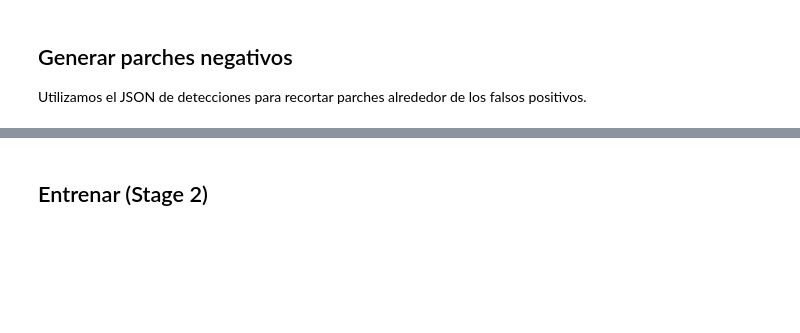
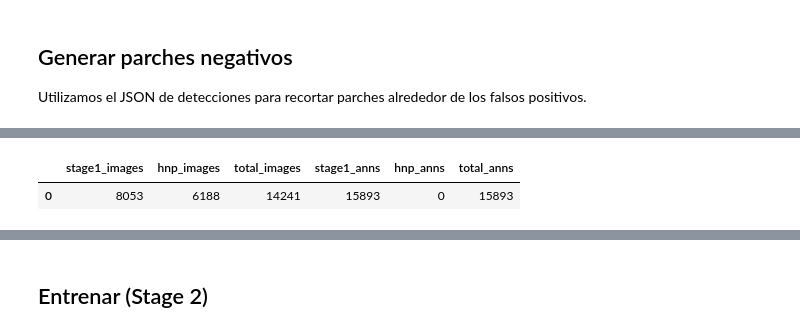
Before and after one commit to amir1226/animaldet, a Jupyter notebook: experiments/Notebooks/detr_train.ipynb, the cells around one changed output, grey strips where cells are left out. Drawn from its saved outputs; the diff is of its cells as text; code cells hidden in the pictures; blank space fills up the shorter version.

```diff
--- a/experiments/Notebooks/detr_train.ipynb
+++ b/experiments/Notebooks/detr_train.ipynb
@@ -36,7 +38,7 @@ INFO:albumentations.check_version:A new version of Albumentations is available:
 
 Ajusta las rutas a tus directorios de origen (imágenes completas + JSON COCO) y el destino donde quedarán los parches.
 # %%
-PATCH_SIZE = 384
+PATCH_SIZE = 560
 PATCH_OVERLAP = 160
 IMG_NORMALIZE_MEAN = [0.485, 0.456, 0.406]
 IMG_NORMALIZE_STD = [0.229, 0.224, 0.225]
@@ -316,13 +320,85 @@ hn_csv_path
 
 Utilizamos el JSON de detecciones para recortar parches alrededor de los falsos positivos.
 # %%
+# Preparar directorios para Stage 2
+stage2_train_dir = Path("data-large-detr-stage2/train")
+stage2_train_dir.mkdir(parents=True, exist_ok=True)
+
+# Copiar imágenes originales de Stage 1
+print("Copying original Stage 1 patches...")
+original_patches_dir = Path("data-large-detr/train")
+for pattern in ("*.jpg", "*.JPG"):
+    for src in original_patches_dir.glob(pattern):
+        dst = stage2_train_dir / src.name
+        if not dst.exists():
+            copy2(src, dst)
+
+# Cargar el JSON original de Stage 1
+original_json = Path("data-large-detr/train/_annotations.coco.json")
+original_coco = json.loads(original_json.read_text())
+original_filenames = {img["file_name"] for img in original_coco["images"]}
+
+print(f"\nStage 1 dataset: {len(original_coco['images'])} images, {len(original_coco['annotations'])} annotations")
+
+# Generar patches con el patcher (incluye TPs y FPs)
+print("\nGenerating patches from model predictions...")
+
 hnp_summary = generate_patch_dataset(
     images_dir=hn_cfg.data.train_root,
     json_file=hn_output_dir / hn_cfg.inference.detections_json,
-    output_dir=hn_cfg.patches.output_dir,
+    output_dir=stage2_train_dir,
     patch_width=hn_cfg.patches.patch_width,
     patch_height=hn_cfg.patches.patch_height,
     overlap=hn_cfg.patches.overlap,
     min_visibility=hn_cfg.patches.min_visibility,
 )
-pd.DataFrame([asdict(hnp_summary)])
+
+# Leer el JSON generado por el patcher
+hnp_json_path = stage2_train_dir / "_annotations.coco.json"
+hnp_coco = json.loads(hnp_json_path.read_text())
+
+# Filtrar: Solo patches NUEVOS (que no están en Stage 1) son HNP
+print("\nFiltering Hard Negative Patches (FPs)...")
+new_hnp_images = [img for img in hnp_coco["images"] if img["file_name"] not in original_filenames]
+
+print(f"  Total patches generated: {len(hnp_coco['images'])}")
+print(f"  Patches matching Stage 1 (TPs, skipped): {len(hnp_coco['images']) - len(new_hnp_images)}")
+print(f"  New Hard Negative Patches (FPs): {len(new_hnp_images)}")
+
+# Combinar: Stage 1 (con anotaciones) + HNP (sin anotaciones)
+print("\nMerging Stage 1 + HNP...")
+next_image_id = max((img["id"] for img in original_coco["images"]), default=0) + 1
+
+stage2_coco = {
+    "info": original_coco.get("info", {}),
+    "licenses": original_coco.get("licenses", []),
+    "categories": original_coco.get("categories", []),
+    "images": list(original_coco["images"]),
+    "annotations": list(original_coco["annotations"]),  # Solo anotaciones de Stage 1
+}
+
+# Agregar imágenes HNP (sin anotaciones - son fondos puros)
+for hnp_img in new_hnp_images:
+    stage2_coco["images"].append({
+        **hnp_img,
+        "id": next_image_id,
+    })
+    next_image_id += 1
+
+# Guardar JSON final de Stage 2
+hnp_json_path.write_text(json.dumps(stage2_coco, indent=2))
+
+print(f"\n✓ Stage 2 dataset ready:")
+print(f"  - Images: {len(stage2_coco['images'])} (Stage 1: {len(original_coco['images'])}, HNP: {len(new_hnp_images)})")
+print(f"  - Annotations: {len(stage2_coco['annotations'])} (only from Stage 1, HNP have no annotations)")
+print(f"  - Location: {stage2_train_dir}")
+
+pd.DataFrame([{
+    "stage1_images": len(original_coco['images']),
+    "hnp_images": len(new_hnp_images),
+    "total_images": len(stage2_coco['images']),
+    "stage1_anns": len(original_coco['annotations']),
+    "hnp_anns": 0,
+    "total_anns": len(stage2_coco['annotations']),
+}])
+# %% [output]
@@ -328,0 +416,2 @@ pd.DataFrame([asdict(hnp_summary)])
+|  | stage1_images | hnp_images | total_images | stage1_anns | hnp_anns | total_anns |
+| 0 | 8053 | 6188 | 14241 | 15893 | 0 | 15893 |
```
Also changed, not shown: parts of 18 cells of this notebook.
